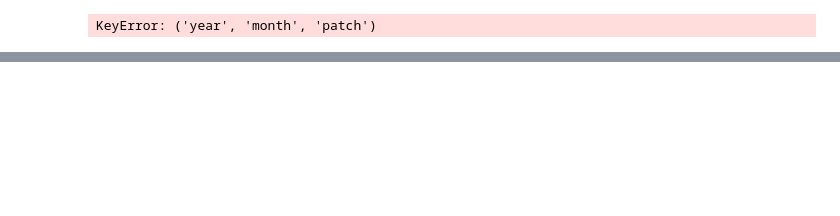
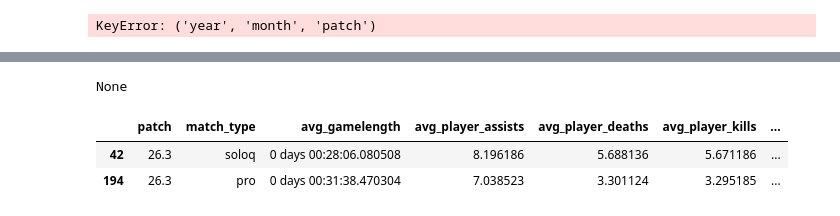
Before and after one commit to Feragon42/rift_oracle, a Jupyter notebook: test_notebook.ipynb, the cells around one changed output, grey strips where cells are left out. Drawn from its saved outputs; the diff is of its cells as text; code cells hidden in the pictures; blank space fills up the shorter version.

```diff
--- a/test_notebook.ipynb
+++ b/test_notebook.ipynb
@@ -896,0 +925,17 @@ KeyError: ['ban']
+# %%
+from transformations.matches import build_patch_matches_summary_gold
+
+x = build_patch_matches_summary_gold()
+print(x)
+# %% [output]
+None
+# %%
+from transformations.utils import PATCH_MATCHES_SUMMARY_FILE
+import pandas as pd
+
+df = pd.read_parquet(PATCH_MATCHES_SUMMARY_FILE, engine='pyarrow')
+df.loc[(df['patch'] == '26.3')].head(10)
+# %% [output]
+|  | patch | match_type | avg_gamelength | avg_player_assists | avg_player_deaths | avg_player_kills | ... |
+| 42 | 26.3 | soloq | 0 days 00:28:06.080508 | 8.196186 | 5.688136 | 5.671186 | ... |
+| 194 | 26.3 | pro | 0 days 00:31:38.470304 | 7.038523 | 3.301124 | 3.295185 | ... |
```
Also changed, not shown: parts of 5 cells of this notebook, 4 other files.
